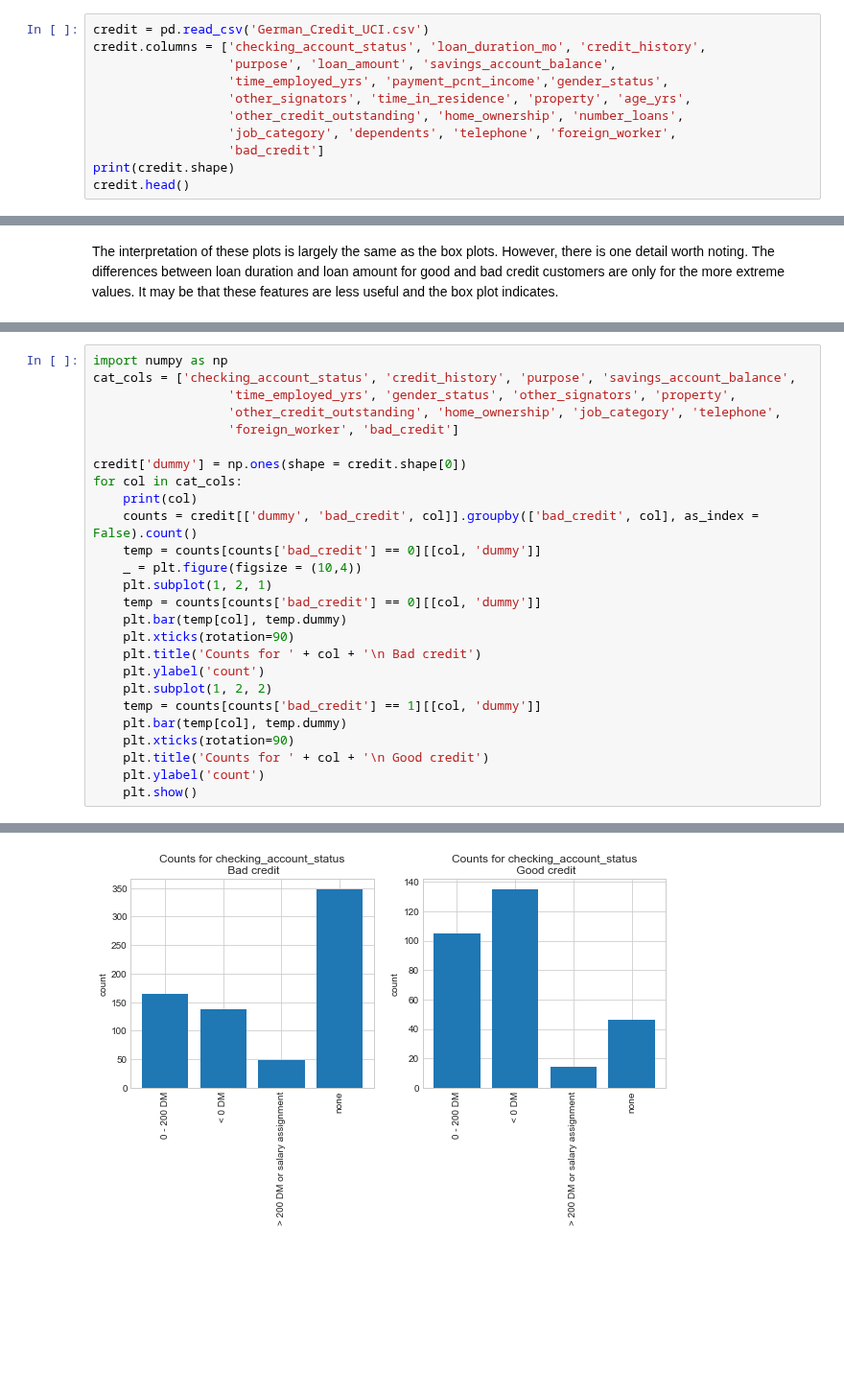
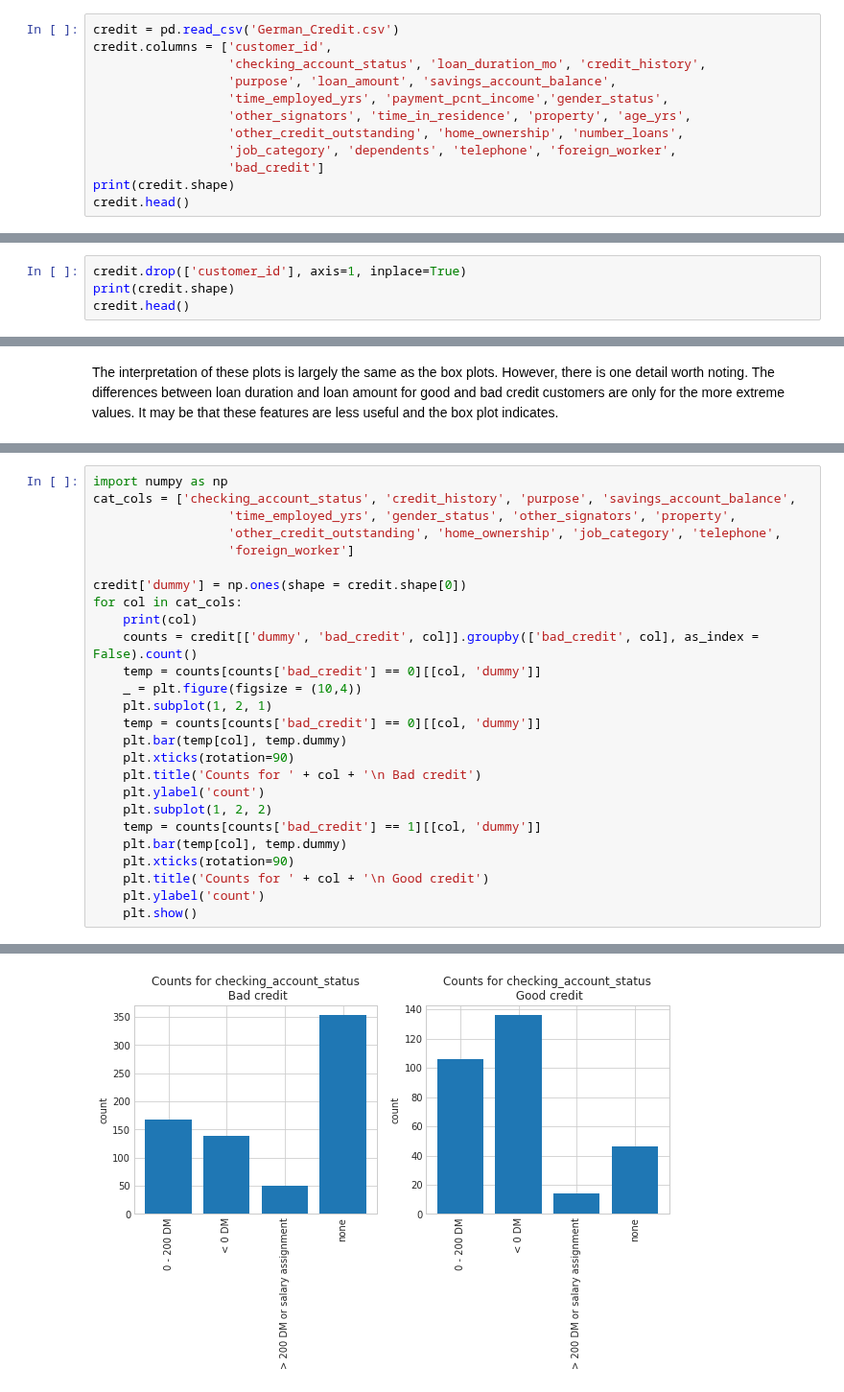
Before and after one commit to syslin/-MicrosoftLearning-Principles-of-Machine-Learning-Python, a Jupyter notebook: Module2/VisualizingDataForClassification.ipynb, the cells around one changed output, grey strips where cells are left out. Shown at 96% size. Saved outputs shown, nothing was run; the diff lists cells and outputs as text; blank space fills up the shorter version.

```diff
--- a/Module2/VisualizingDataForClassification.ipynb
+++ b/Module2/VisualizingDataForClassification.ipynb
@@ -22,8 +24,9 @@ import math
 # %% [markdown]
 The code in the cell below loads the dataset and assigns human-readable names to the columns. The shape and head of the data frame are then printed. Execute this code:
 # %%
-credit = pd.read_csv('German_Credit_UCI.csv')
-credit.columns = ['checking_account_status', 'loan_duration_mo', 'credit_history',
+credit = pd.read_csv('German_Credit.csv')
+credit.columns = ['customer_id',
+                  'checking_account_status', 'loan_duration_mo', 'credit_history',
                   'purpose', 'loan_amount', 'savings_account_balance',
                   'time_employed_yrs', 'payment_pcnt_income','gender_status',
                   'other_signators', 'time_in_residence', 'property', 'age_yrs',
@@ -43,0 +49,4 @@ credit.head()
+# %%
+credit.drop(['customer_id'], axis=1, inplace=True)
+print(credit.shape)
+credit.head()
@@ -209,30 +231,30 @@ The code in the cell below creates side by side plots of the categorical variabl
 # %%
 import numpy as np
 cat_cols = ['checking_account_status', 'credit_history', 'purpose', 'savings_account_balance',
                   'time_employed_yrs', 'gender_status', 'other_signators', 'property',
                   'other_credit_outstanding', 'home_ownership', 'job_category', 'telephone',
-                  'foreign_worker', 'bad_credit']
+                  'foreign_worker']
 
 credit['dummy'] = np.ones(shape = credit.shape[0])
 for col in cat_cols:
     print(col)
     counts = credit[['dummy', 'bad_credit', col]].groupby(['bad_credit', col], as_index = False).count()
     temp = counts[counts['bad_credit'] == 0][[col, 'dummy']]
     _ = plt.figure(figsize = (10,4))
     plt.subplot(1, 2, 1)
     temp = counts[counts['bad_credit'] == 0][[col, 'dummy']]
     plt.bar(temp[col], temp.dummy)
     plt.xticks(rotation=90)
     plt.title('Counts for ' + col + '\n Bad credit')
     plt.ylabel('count')
     plt.subplot(1, 2, 2)
     temp = counts[counts['bad_credit'] == 1][[col, 'dummy']]
     plt.bar(temp[col], temp.dummy)
     plt.xticks(rotation=90)
     plt.title('Counts for ' + col + '\n Good credit')
     plt.ylabel('count')
     plt.show()
 # %% [output]
 checking_account_status
-[figure, old version]
+[figure, new version]
 credit_history
```
Also changed, not shown: parts of 17 cells of this notebook, 3 other files.
